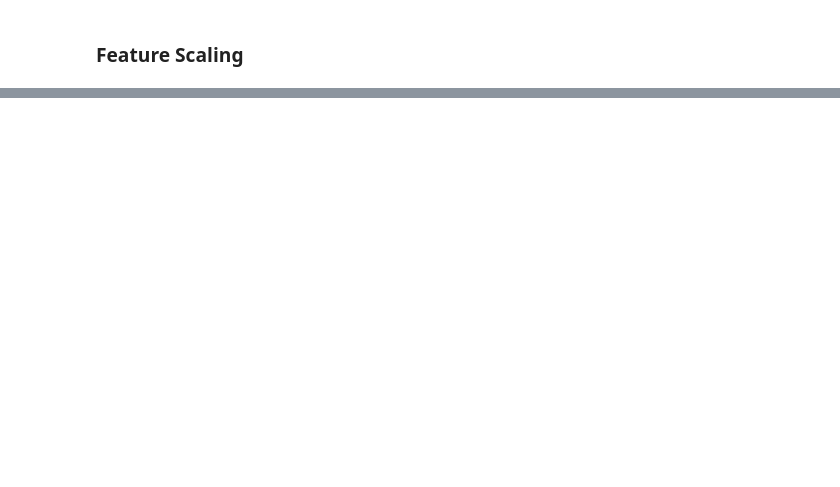
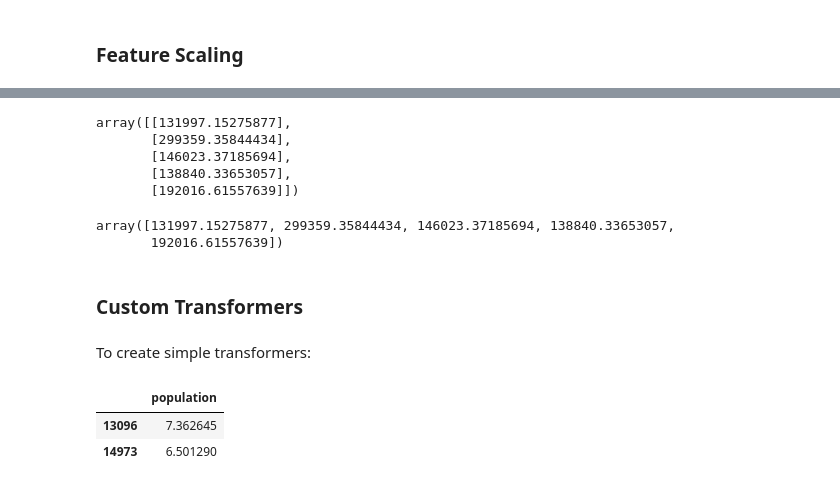
Before and after one commit to Gonzalo-Caro/Practicas-ML-NN, a Jupyter notebook: Book/02_EndToEnd_ML_Project.ipynb, the cells around one changed output, grey strips where cells are left out. Cells and saved outputs as stored; diff of their text form; code cells hidden in the pictures; blank space fills up the shorter version.

```diff
--- a/Book/02_EndToEnd_ML_Project.ipynb
+++ b/Book/02_EndToEnd_ML_Project.ipynb
@@ -431,0 +496,8 @@ df_output
+# %%
+predictions
+# %% [output]
+array([[131997.15275877],
+       [299359.35844434],
+       [146023.37185694],
+       [138840.33653057],
+       [192016.61557639]])
@@ -431,0 +511,20 @@ df_output
+# %%
+predictions
+# %% [output]
+array([131997.15275877, 299359.35844434, 146023.37185694, 138840.33653057,
+       192016.61557639])
+# %% [markdown]
+### Custom Transformers
+# %% [markdown]
+To create simple transformers:
+# %%
+from sklearn.preprocessing import FunctionTransformer
+
+log_transformer = FunctionTransformer(np.log, inverse_func=np.exp)
+log_pop = log_transformer.transform(housing[["population"]])
+# %%
+log_pop[:2]
+# %% [output]
+|  | population |
+| 13096 | 7.362645 |
+| 14973 | 6.501290 |
```
Also changed, not shown: parts of 42 cells of this notebook, 3 other files.
